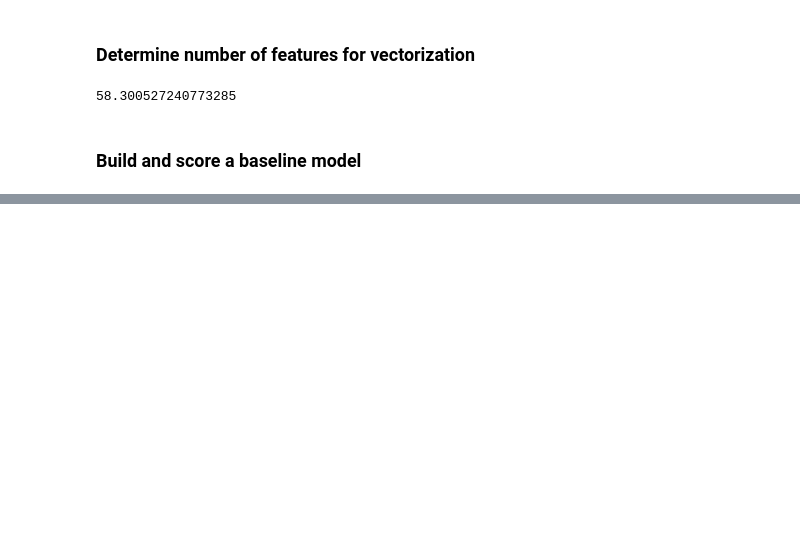
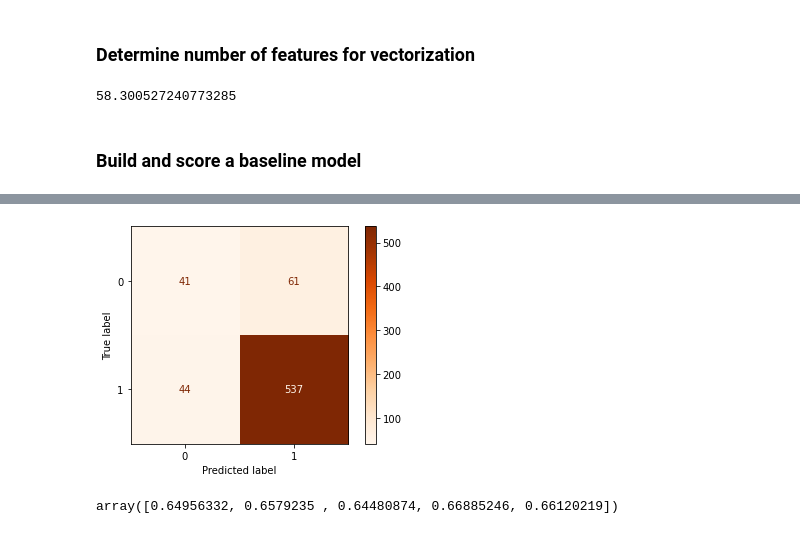
Before and after one commit to patrick-anastasio/NLP-Sentiment-Project, a Jupyter notebook: Development 2.ipynb, the cells around one changed output, grey strips where cells are left out. Cells and saved outputs as stored; diff of their text form; code cells hidden in the pictures; blank space fills up the shorter version.

```diff
--- a/Development 2.ipynb
+++ b/Development 2.ipynb
@@ -521,0 +524,11 @@ plt.show()
+# %%
+count = CountVectorizer()
+X_count_vectorized = count.fit_transform(X_train['regex_text'])
+# %%
+smote_count = SMOTE(k_neighbors=3)
+X_train_resampled_count, y_train_resampled_count = smote_count.fit_resample(X_count_vectorized, y_train)
+# %%
+clf_count = svm.SVC()
+clf_count.fit(X_train_resampled_count, y_train_resampled_count)
+clf_count_cv = cross_val_score(clf_count, X_train_resampled_count, y_train_resampled_count)
+clf_count_cv
@@ -521,0 +541,6 @@ plt.show()
+# %%
+X_test_vectorized_count = count.transform(X_test['regex_text'])
+
+SVM_count_preds = clf_count.predict(X_test_vectorized_count)
+
+print(classification_report(y_test, SVM_count_preds))
@@ -521,0 +556,6 @@ plt.show()
+# %%
+plot_confusion_matrix(clf_count, X_test_vectorized_count, y_test, cmap=plt.cm.Oranges)
+plt.grid(False)
+plt.show()
+# %% [output]
+[figure, added]
@@ -521,0 +568,8 @@ plt.show()
+# %%
+knn_3 = KNeighborsClassifier(n_neighbors=3)
+knn_3.fit(X_train_resampled_count_text, y_train_resampled_count_text)
+
+knn_3_cv = cross_val_score(knn_3, X_train_resampled_count_text, y_train_resampled_count_text)
+knn_3_cv
+# %% [output]
+array([0.64956332, 0.6579235 , 0.64480874, 0.66885246, 0.66120219])
```
Also changed, not shown: parts of 30 cells of this notebook.
